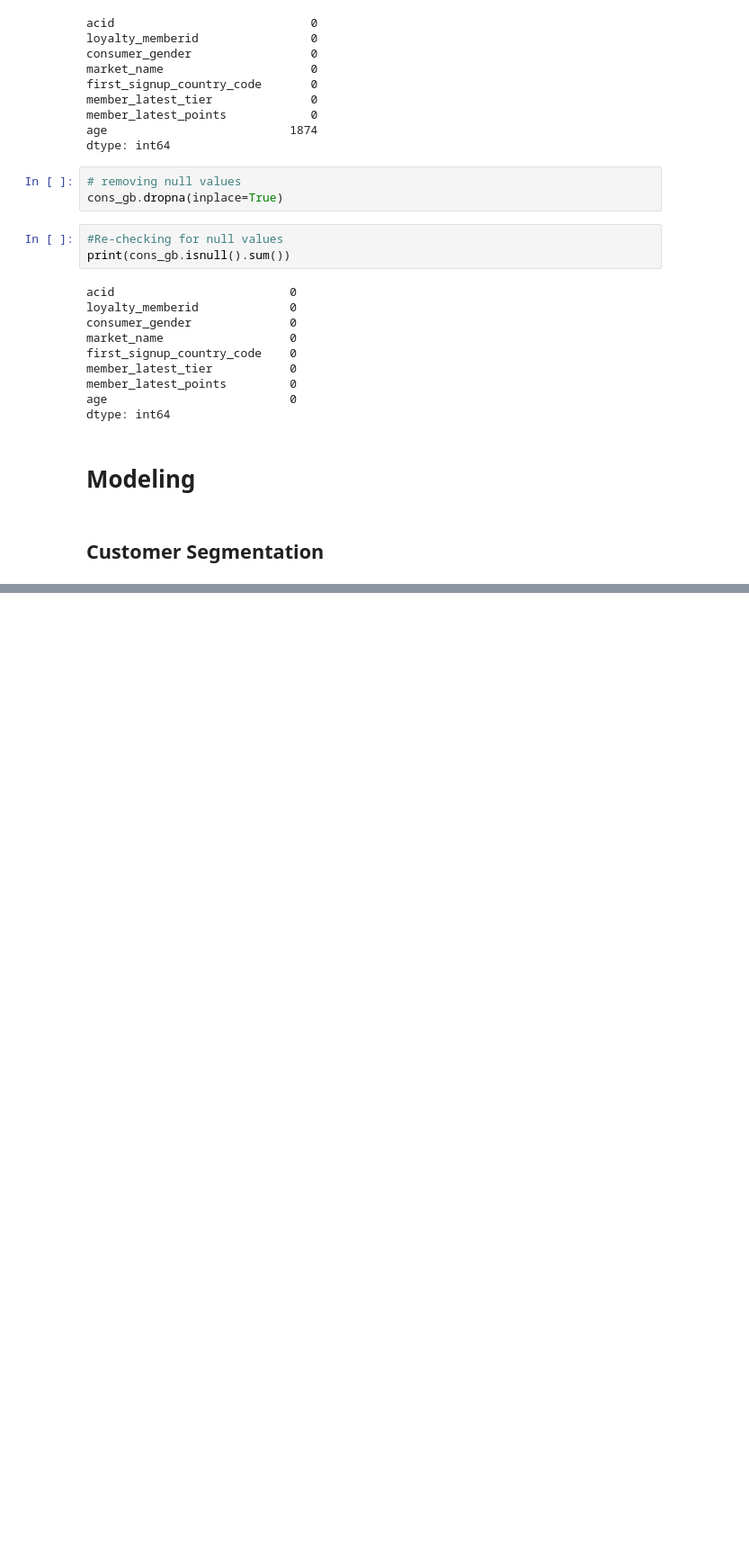
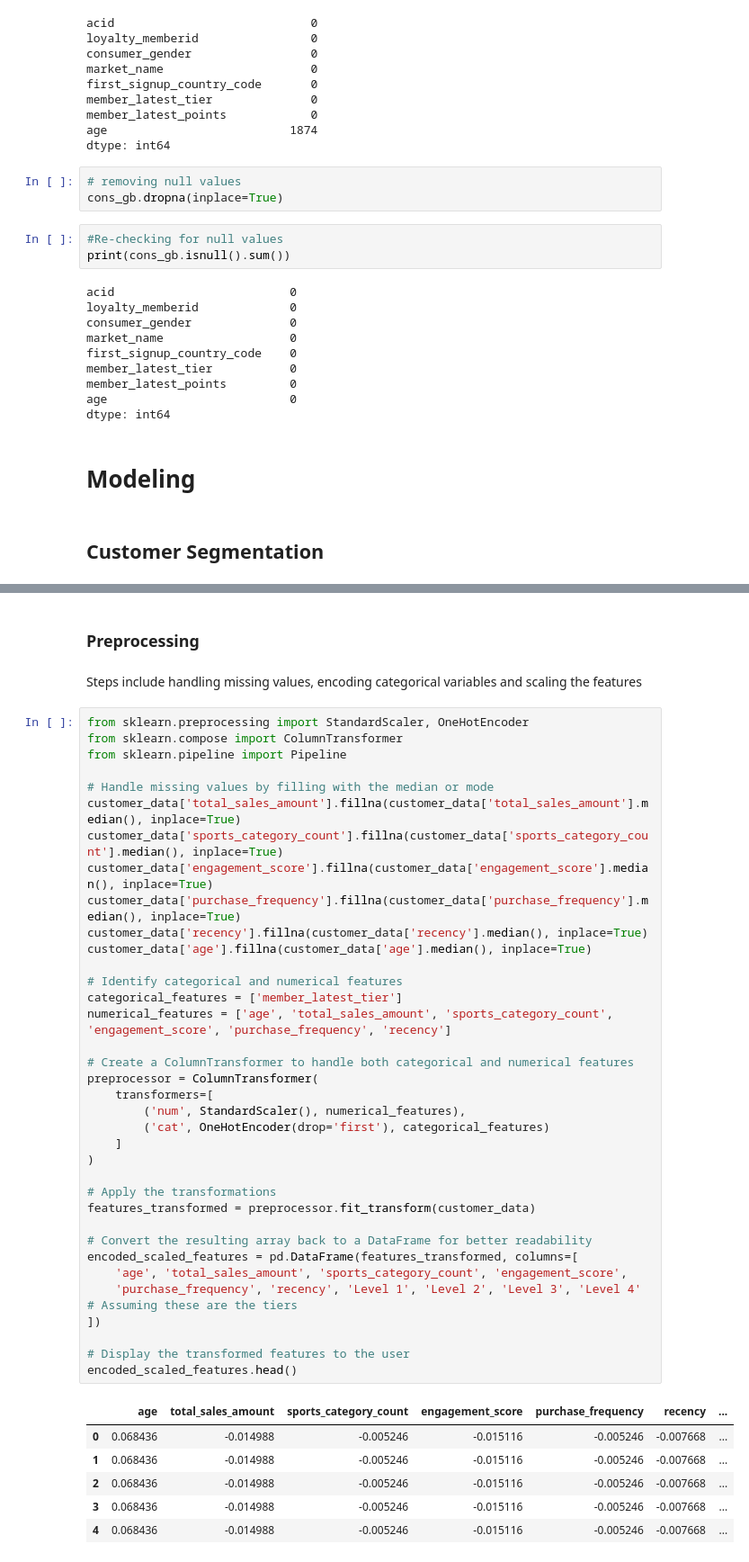
Before and after one commit to mbuvimuia/AdidasSmartRecs, a Jupyter notebook: notebook.ipynb, the cells around one changed output, grey strips where cells are left out. Shown at 90% size. Saved outputs shown, nothing was run; the diff lists cells and outputs as text; blank space fills up the shorter version.

```diff
--- a/notebook.ipynb
+++ b/notebook.ipynb
@@ -600,0 +682,47 @@ dtype: int64
+# %% [markdown]
+### Preprocessing
+# %% [markdown]
+Steps include handling missing values, encoding categorical variables and scaling the features
+# %%
+from sklearn.preprocessing import StandardScaler, OneHotEncoder
+from sklearn.compose import ColumnTransformer
+from sklearn.pipeline import Pipeline
+
+# Handle missing values by filling with the median or mode
+customer_data['total_sales_amount'].fillna(customer_data['total_sales_amount'].median(), inplace=True)
+customer_data['sports_category_count'].fillna(customer_data['sports_category_count'].median(), inplace=True)
+customer_data['engagement_score'].fillna(customer_data['engagement_score'].median(), inplace=True)
+customer_data['purchase_frequency'].fillna(customer_data['purchase_frequency'].median(), inplace=True)
+customer_data['recency'].fillna(customer_data['recency'].median(), inplace=True)
+customer_data['age'].fillna(customer_data['age'].median(), inplace=True)
+
+# Identify categorical and numerical features
+categorical_features = ['member_latest_tier']
+numerical_features = ['age', 'total_sales_amount', 'sports_category_count', 'engagement_score', 'purchase_frequency', 'recency']
+
+# Create a ColumnTransformer to handle both categorical and numerical features
+preprocessor = ColumnTransformer(
+    transformers=[
+        ('num', StandardScaler(), numerical_features),
+        ('cat', OneHotEncoder(drop='first'), categorical_features)
+    ]
+)
+
+# Apply the transformations
+features_transformed = preprocessor.fit_transform(customer_data)
+
+# Convert the resulting array back to a DataFrame for better readability
+encoded_scaled_features = pd.DataFrame(features_transformed, columns=[
+    'age', 'total_sales_amount', 'sports_category_count', 'engagement_score',
+    'purchase_frequency', 'recency', 'Level 1', 'Level 2', 'Level 3', 'Level 4'  # Assuming these are the tiers
+])
+
+# Display the transformed features to the user
+encoded_scaled_features.head()
+# %% [output]
+|  | age | total_sales_amount | sports_category_count | engagement_score | purchase_frequency | recency | ... |
+| 0 | 0.068436 | -0.014988 | -0.005246 | -0.015116 | -0.005246 | -0.007668 | ... |
+| 1 | 0.068436 | -0.014988 | -0.005246 | -0.015116 | -0.005246 | -0.007668 | ... |
+| 2 | 0.068436 | -0.014988 | -0.005246 | -0.015116 | -0.005246 | -0.007668 | ... |
+| 3 | 0.068436 | -0.014988 | -0.005246 | -0.015116 | -0.005246 | -0.007668 | ... |
+| 4 | 0.068436 | -0.014988 | -0.005246 | -0.015116 | -0.005246 | -0.007668 | ... |
```
Also changed, not shown: parts of 24 cells of this notebook.
